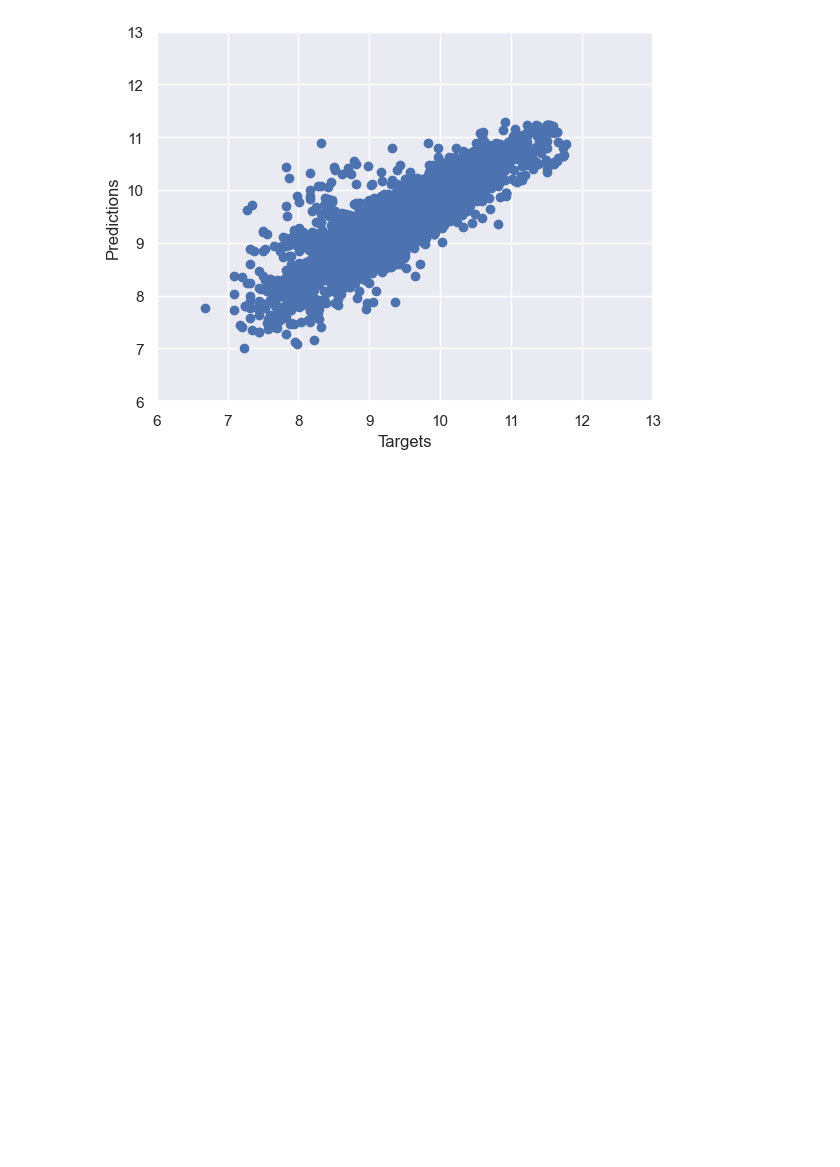
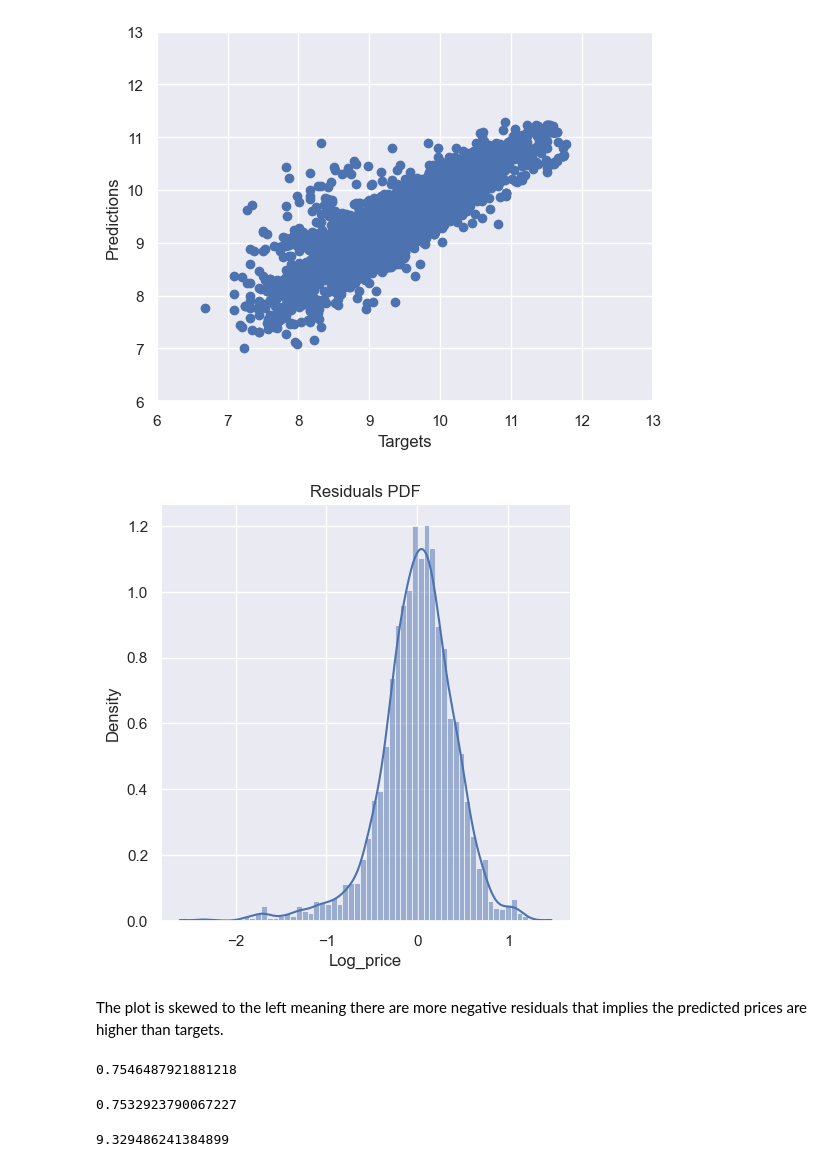
Before and after one commit to tanjatom/MachineLearning, a Jupyter notebook: Regression/predicting_car_prices.ipynb, the cells around one changed output. Saved outputs shown, nothing was run; the diff lists cells and outputs as text; code cells hidden in the pictures; blank space fills up the shorter version.

Commit message:
Explore regression model output

```diff
--- a/Regression/predicting_car_prices.ipynb
+++ b/Regression/predicting_car_prices.ipynb
@@ -476,3 +476,31 @@ plt.ylim(6, 13)
 plt.show()
 # %% [output]
 [figure]
+# %%
+# PDF plot of the residuals to check anomalies
+sns.displot(y_train - y_pred, kde=True, stat="density")
+plt.title("Residuals PDF")
+plt.show()
+# %% [output]
+[figure, added]
+# %% [markdown]
+The plot is skewed to the left meaning there are more negative residuals that implies the predicted prices are higher than targets.
+# %%
+# Find the R-squared of the model
+r2 = lin_reg.score(x_train, y_train)
+r2
+# %% [output]
+0.7546487921881218
+# %%
+# Find the adjusted R-squared
+n = x_train.shape[0]
+p = x_train.shape[1]
+adj_r2 = 1 - (1 - r2) * (n - 1) / (n - p - 1)
+adj_r2
+# %% [output]
+0.7532923790067227
+# %%
+# Find the bias of the regression
+lin_reg.intercept_
+# %% [output]
+9.329486241384899
```
Also changed, not shown: parts of 6 cells of this notebook.
